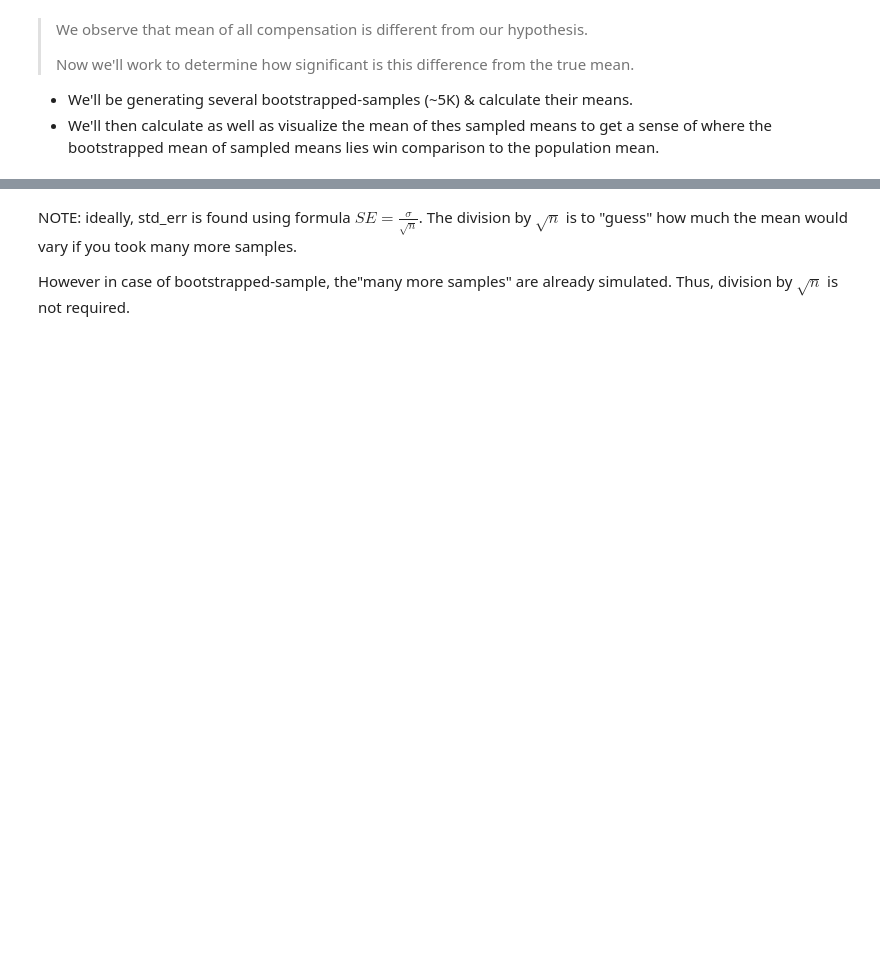
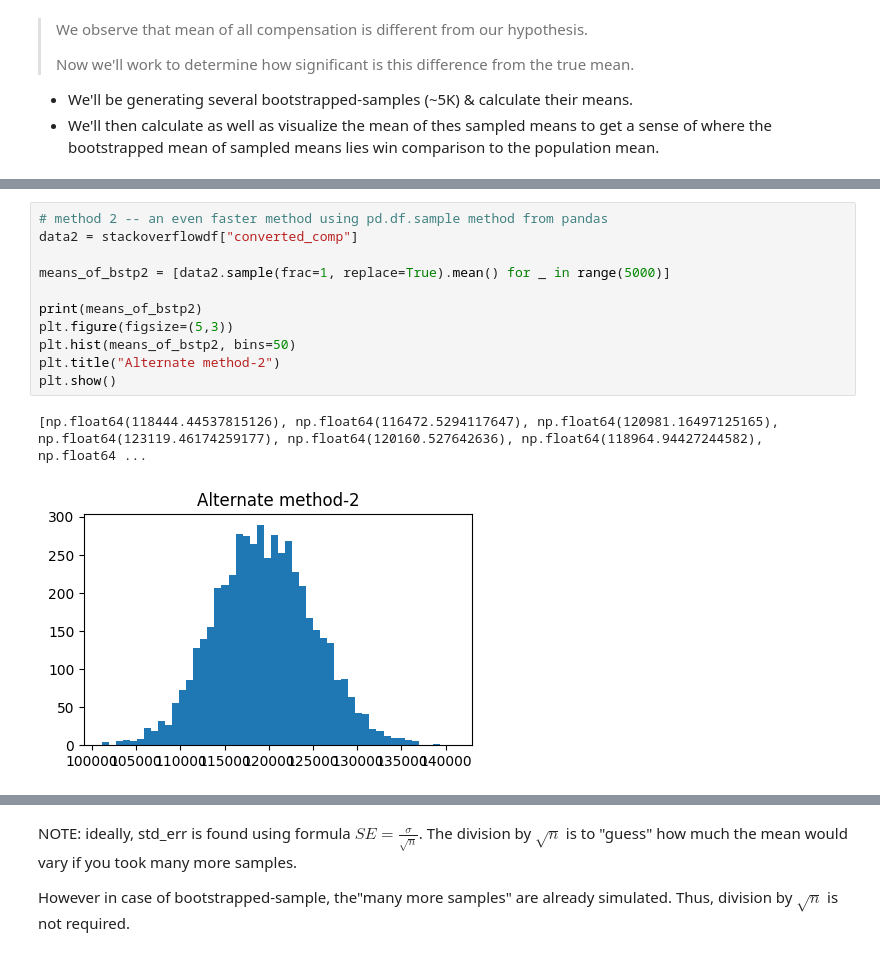
Before and after one commit to abhijeet-bhambere/python-ml-trail, a Jupyter notebook: hypothesis_testing.ipynb, the cells around one changed output, grey strips where cells are left out. Drawn from its saved outputs; the diff is of its cells as text; blank space fills up the shorter version.

```diff
--- a/hypothesis_testing.ipynb
+++ b/hypothesis_testing.ipynb
@@ -71,0 +90,14 @@ plt.show()
+# %%
+# method 2 -- an even faster method using pd.df.sample method from pandas
+data2 = stackoverflowdf["converted_comp"]
+
+means_of_bstp2 = [data2.sample(frac=1, replace=True).mean() for _ in range(5000)]
+
+print(means_of_bstp2)
+plt.figure(figsize=(5,3))
+plt.hist(means_of_bstp2, bins=50)
+plt.title("Alternate method-2")
+plt.show()
+# %% [output]
+[np.float64(118444.44537815126), np.float64(116472.5294117647), np.float64(120981.16497125165), np.float64(123119.46174259177), np.float64(120160.527642636), np.float64(118964.94427244582), np.float64 ...
+[figure, added]
```
Also changed, not shown: parts of 31 cells of this notebook.
